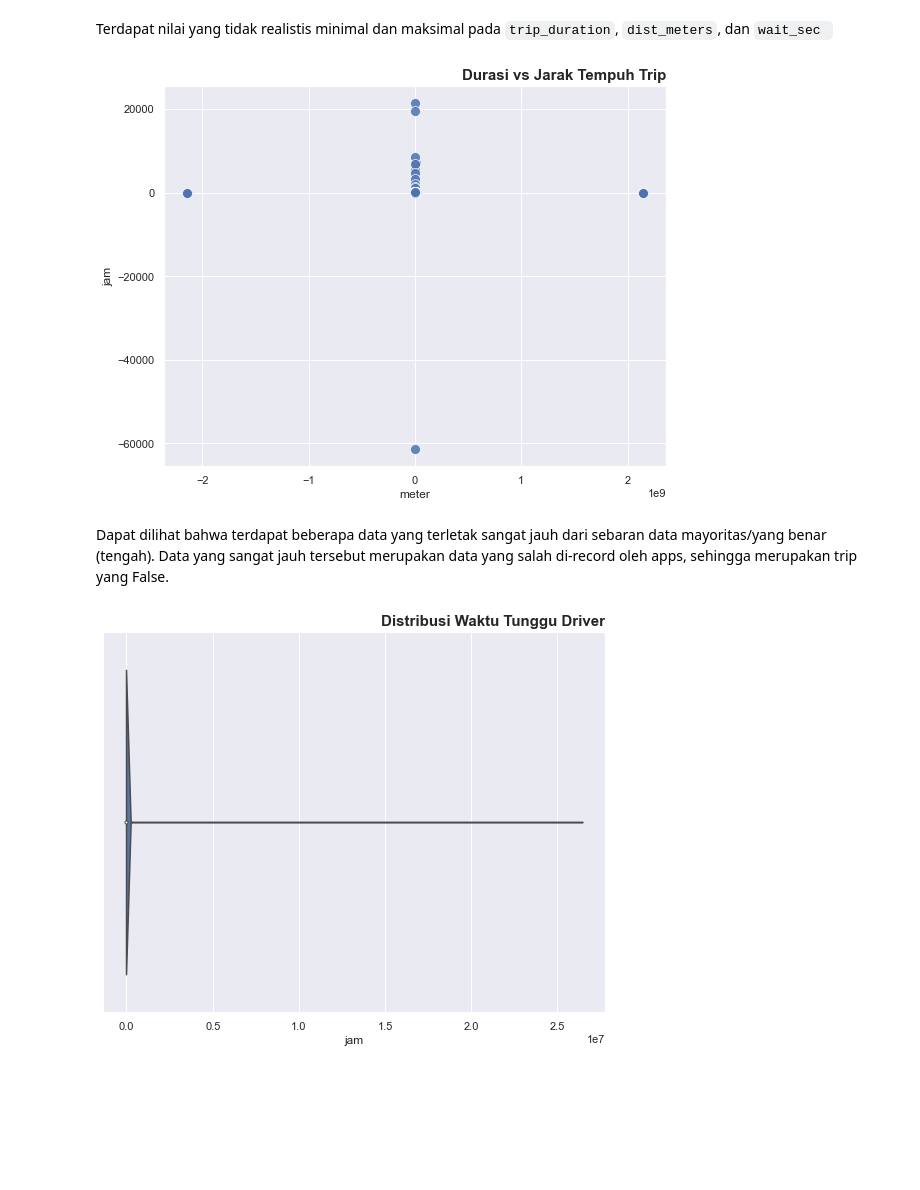
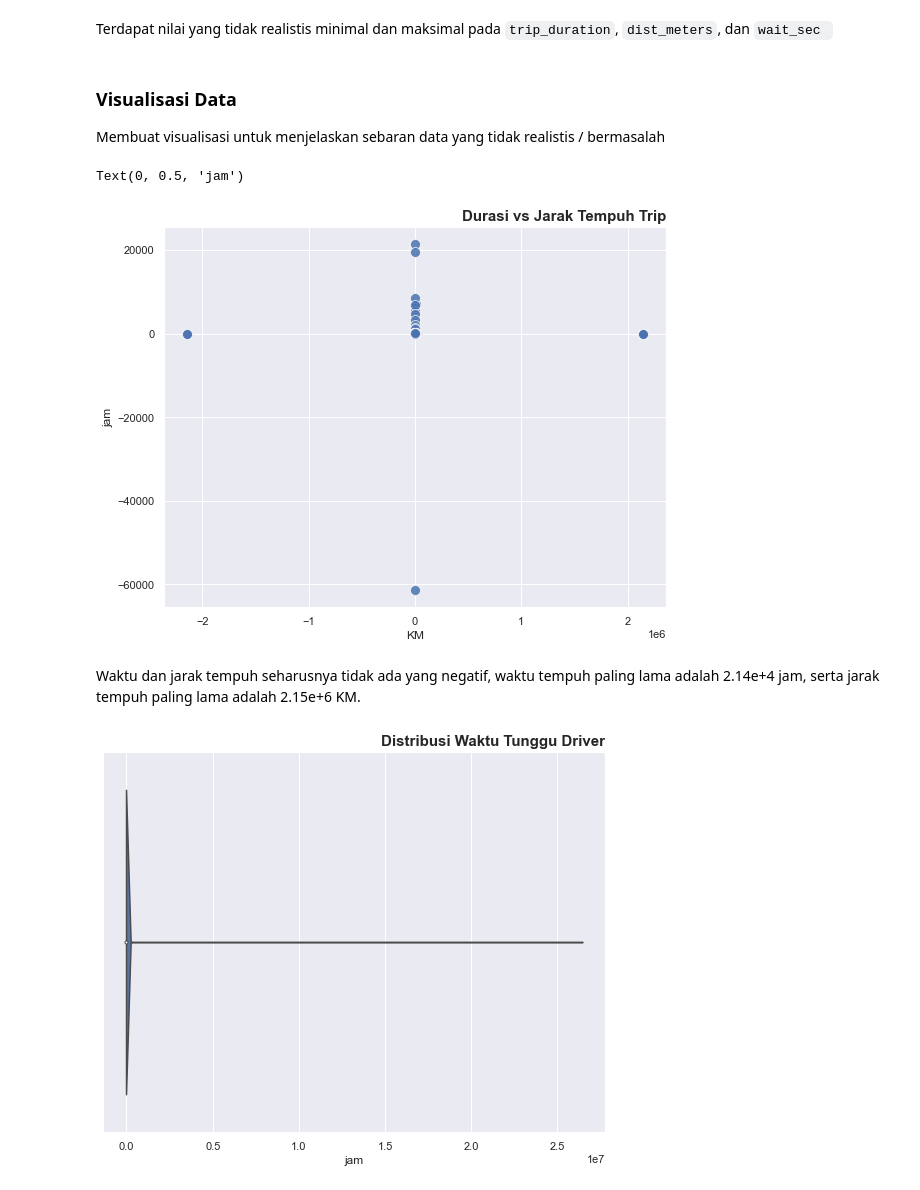
Before and after one commit to enricoroselino/uber-trip-classification, a Jupyter notebook: EDA.ipynb, the cells around one changed output. Drawn from its saved outputs; the diff is of its cells as text; code cells hidden in the pictures; blank space fills up the shorter version.

```diff
--- a/EDA.ipynb
+++ b/EDA.ipynb
@@ -90,28 +90,33 @@ uber_df.describe().T
 | wait_sec | 90287.0 | 9.637481e+06 | 4.497338e+08 | 0.000000e+00 | 88.000000 | 214.000000 | 484.000000 | 9.516306e+10 |
 # %% [markdown]
 Terdapat nilai yang tidak realistis minimal dan maksimal pada `trip_duration`, `dist_meters`, dan `wait_sec	`
+# %% [markdown]
+### Visualisasi Data
+
+Membuat visualisasi untuk menjelaskan sebaran data yang tidak realistis / bermasalah
 # %%
 plt.figure(figsize=(9, 7))
 sns.scatterplot(
     data=uber_df,
-    x="dist_meters",
+    x=uber_df.dist_meters/1000,
     y=uber_df.trip_duration/3600,
     s=100,
     alpha=0.85
 )
 
 plt.title("Durasi vs Jarak Tempuh Trip",
     loc="right",
     fontweight="bold",
     size=15
 )
 
-plt.xlabel("meter")
-plt.ylabel("jam");
+plt.xlabel("KM")
+plt.ylabel("jam")
 # %% [output]
+Text(0, 0.5, 'jam')
-[figure, old version]
+[figure, new version]
-# %% [markdown]
-Dapat dilihat bahwa terdapat beberapa data yang terletak sangat jauh dari sebaran data mayoritas/yang benar (tengah). Data yang sangat jauh tersebut merupakan data yang salah di-record oleh apps, sehingga merupakan trip yang False.
+# %% [markdown]
+Waktu dan jarak tempuh seharusnya tidak ada yang negatif, waktu tempuh paling lama adalah 2.14e+4 jam, serta jarak tempuh paling lama adalah 2.15e+6 KM.
 # %%
 plt.figure(figsize=(9, 7))
 sns.violinplot(x=uber_df["wait_sec"]/3600)
```
Also changed, not shown: parts of 12 cells of this notebook.
